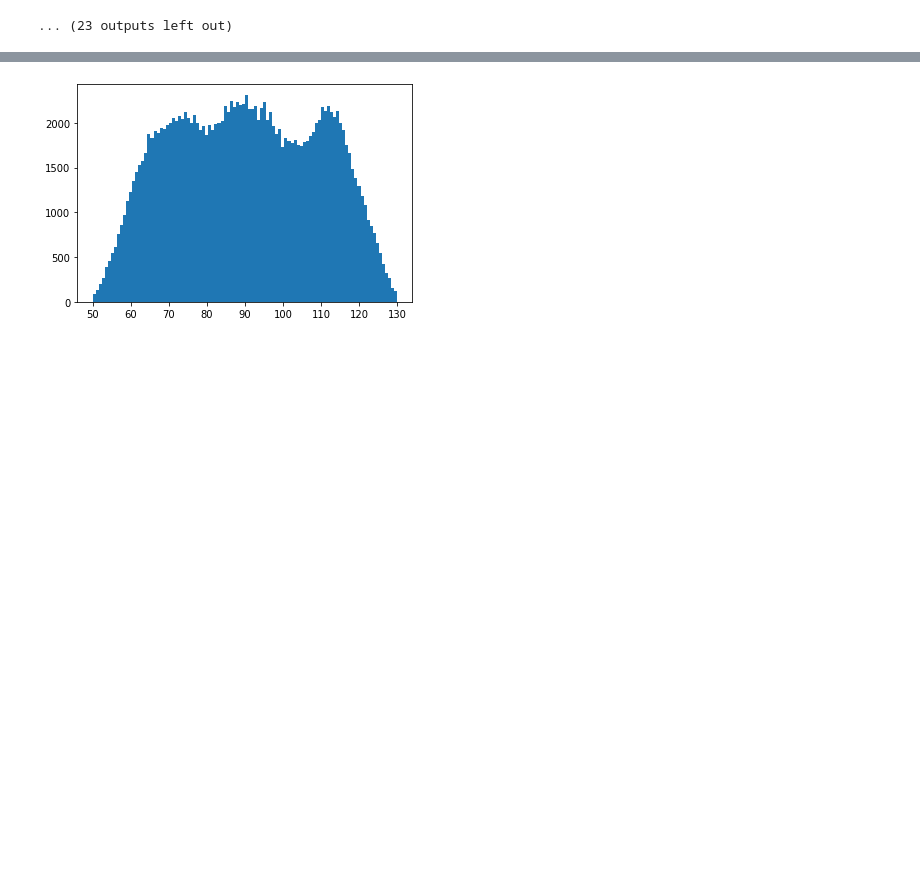
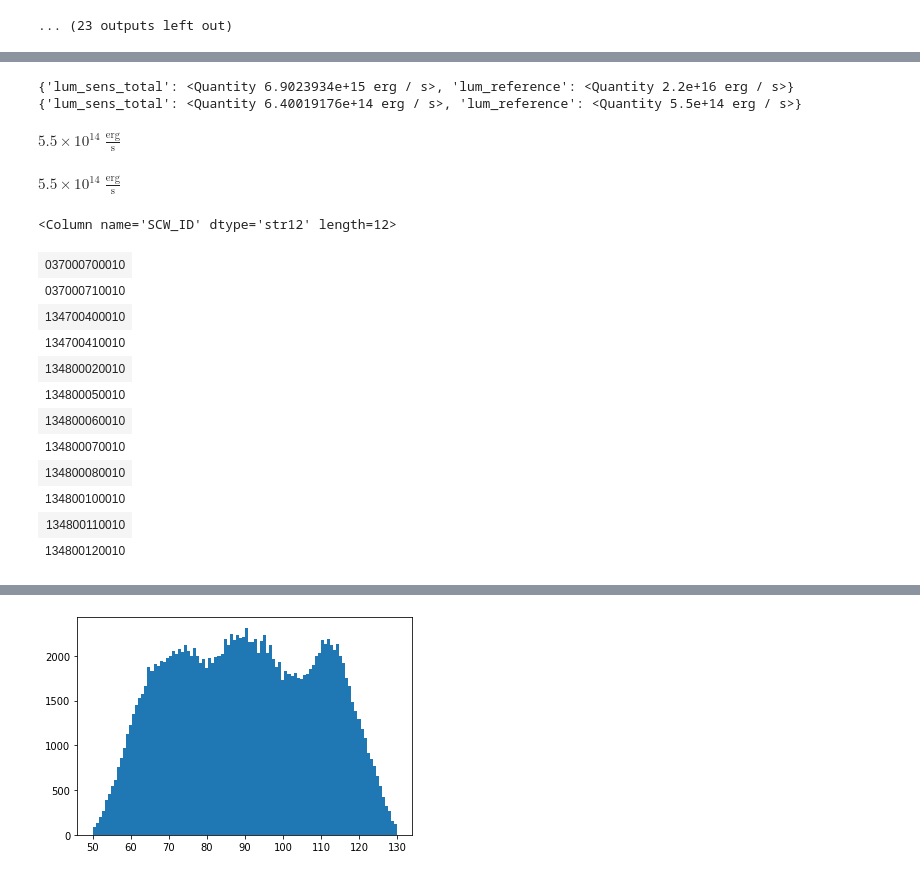
Before and after one commit to volodymyrss/planets, a Jupyter notebook: planets.ipynb, the cells around one changed output, grey strips where cells are left out. Cells and saved outputs as stored; diff of their text form; code cells hidden in the pictures; blank space fills up the shorter version.

Commit message:
sensitivity by time

```diff
--- a/planets.ipynb
+++ b/planets.ipynb
@@ -64,0 +63,8 @@ Table length=160553
+# %%
+for c in R.columns:
+    print(c)
+
+    try:
+        R[c] = R[c].astype(str)
+    except:
+        print("fail!")
@@ -88,3 +116,12 @@ def get_body_coord_astropy(body_name):
+# %%
+T_future_astropy = time.Time(
+    R['IJD_START'].astype(float)[-1] + 51544 + np.linspace(0, 365*3, 365*3),
+    format="mjd")
+T_future = T_future_astropy.to_datetime()
+
+def get_body_coord_astropy_future(body_name):
+    return solar_system.get_body(body_name,
+                                 T_future_astropy)
 # %%
 
 def total_flux_sensivity(c, lim_deg=10):
@@ -261,0 +237,2 @@ ax.grid()
+# %%
+Sun_coord_future = get_body_coord_astropy_future('Sun')
@@ -261,0 +397,54 @@ ax.grid()
+# %%
+isgri_sensitivity_25_80_keV_1sigma_2ks = 1e-8 * u.erg/u.cm**2/u.s * (1./200.) # 200 sigma in a pointing
+
+
+def total_sensitivity(body_name, lim_deg=10):
+    sep = R[body_name+"_from_sc_x_deg"].astype(float)
+    distance_cm = R[body_name+"_distance_cm"].astype(float)
+    m = sep < lim_deg
+
+    sens = ((distance_cm[m] * u.cm)**2 * isgri_sensitivity_25_80_keV_1sigma_2ks * (R['GOOD_ISGRI'][m].astype(float)/2000)**0.5).to(u.erg/u.s)
+
+    sens_combined = np.sum((sens**-2))**-0.5 # weighed mean uncertainty
+
+    return dict(
+        lum_sens_total=sens_combined,
+        lum_reference=reference_object_erg_s[body_name]*u.erg/u.s,
+    )
+
+
+print(total_sensitivity('Jupiter'))
+print(total_sensitivity('Venus'))
+# %% [output]
+{'lum_sens_total': <Quantity 6.9023934e+15 erg / s>, 'lum_reference': <Quantity 2.2e+16 erg / s>}
+{'lum_sens_total': <Quantity 6.40019176e+14 erg / s>, 'lum_reference': <Quantity 5.5e+14 erg / s>}
+# %%
+# https://arxiv.org/pdf/1012.1088.pdf claims Venus X-ray luminosity could be :
+
+(55*u.MW).to(u.erg/u.s)
+
+# they also claim that only Chandra could do it. Of course, INTEGRAL can also! Even if not formally. But actually she already did it.
+# %% [output]
+$5.5 \times 10^{14} \; \mathrm{\frac{erg}{s}}$
+# %%
+# heasarc claims
+
+reference_object_erg_s['Venus']*u.erg/u.s
+# %% [output]
+$5.5 \times 10^{14} \; \mathrm{\frac{erg}{s}}$
+# %%
+R['SCW_ID'][R['Venus_from_sc_x_deg']<6]
+# %% [output]
+<Column name='SCW_ID' dtype='str12' length=12>
+| 037000700010 |
+| 037000710010 |
+| 134700400010 |
+| 134700410010 |
+| 134800020010 |
+| 134800050010 |
+| 134800060010 |
+| 134800070010 |
+| 134800080010 |
+| 134800100010 |
+| 134800110010 |
+| 134800120010 |
```
Also changed, not shown: parts of 12 cells of this notebook, 1 other file.
